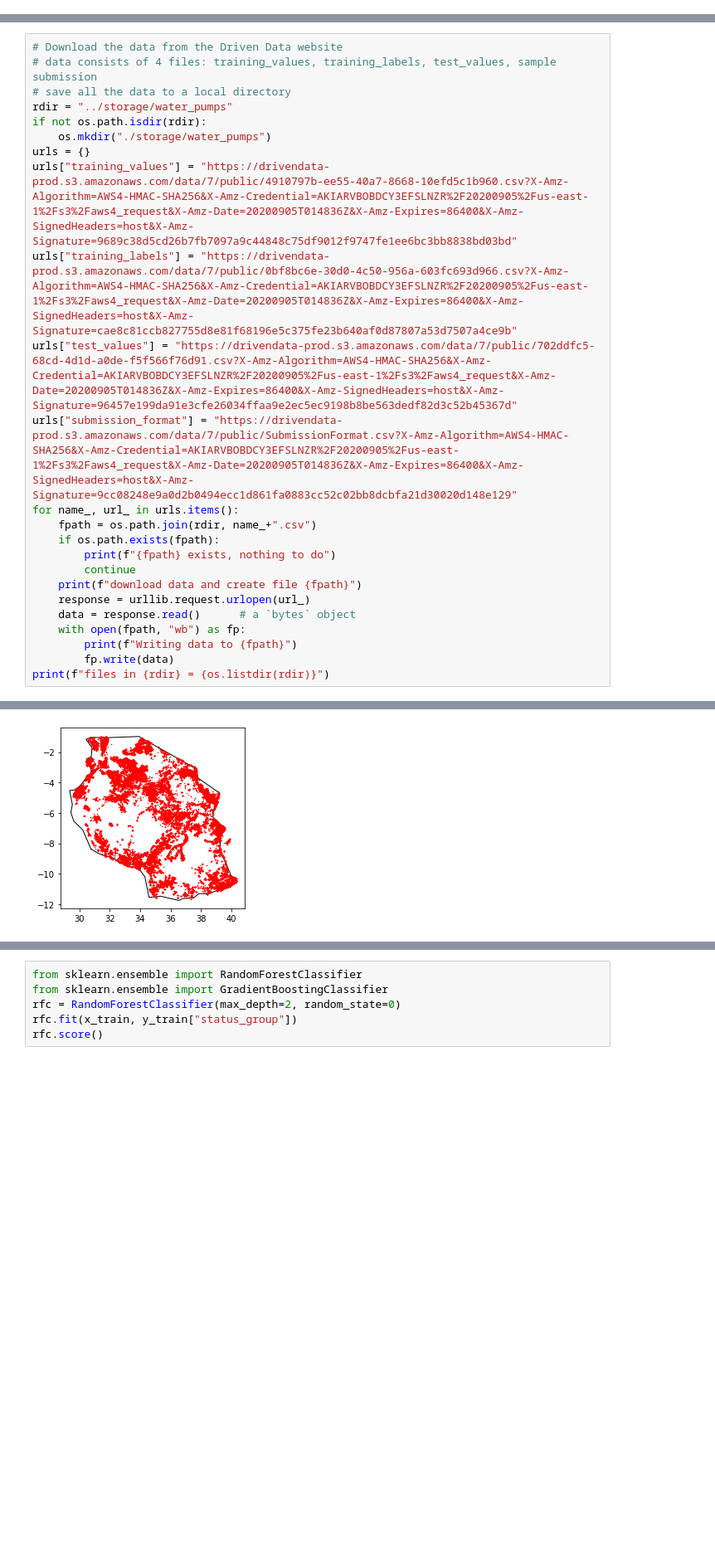
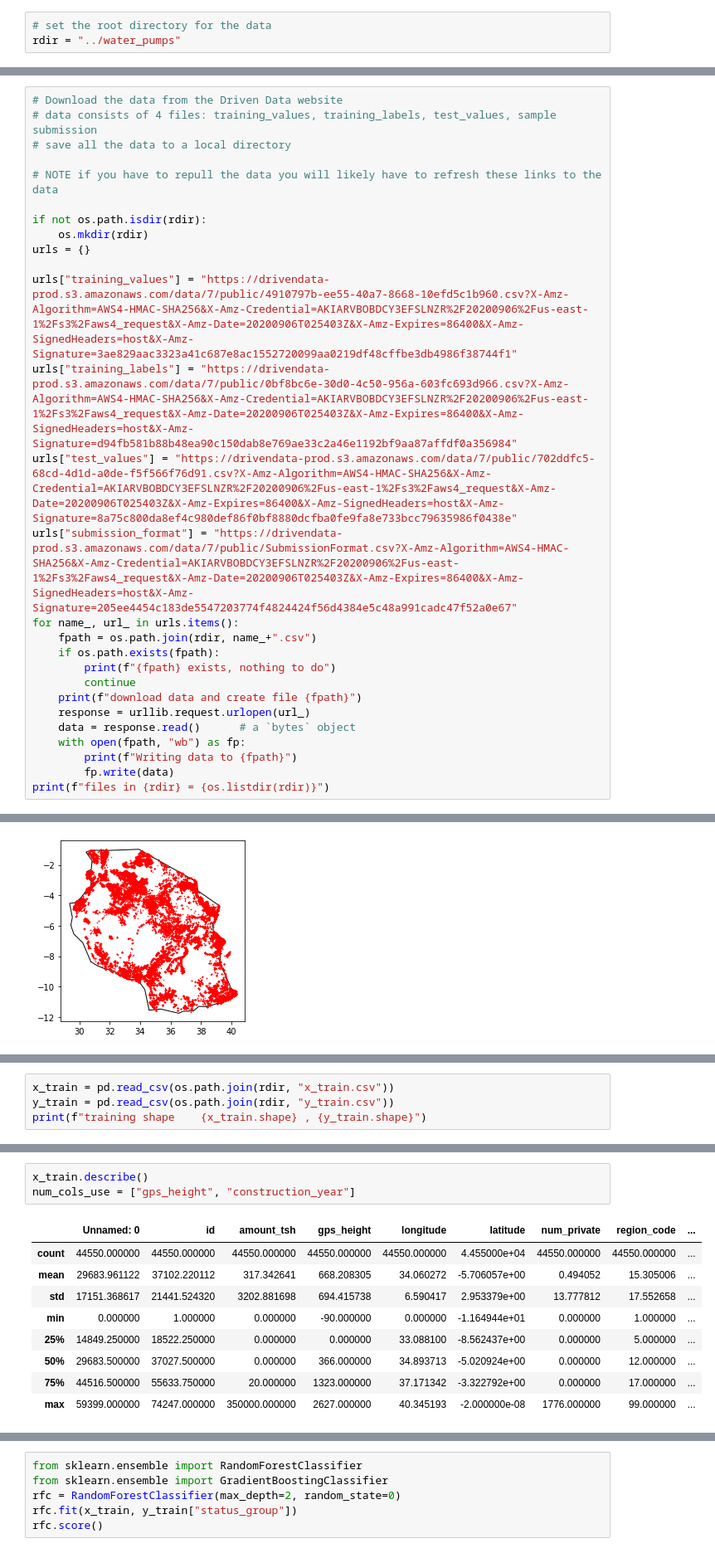
Before and after one commit to jhmuller/DrivenData, a Jupyter notebook: water_pumps.ipynb, the cells around one changed output, grey strips where cells are left out. Shown: that part at 83% size. Saved outputs shown, nothing was run; the diff lists cells and outputs as text; blank space fills up the shorter version.

```diff
--- a/water_pumps.ipynb
+++ b/water_pumps.ipynb
@@ -23,6 +26,9 @@ Pandas version 1.1.0
  Matplotlib version 3.3.1
  pyproj version 2.6.1.post1
  sklearn version 0.23.2
+# %%
+# set the root directory for the data
+rdir = "../water_pumps"
 # %%
 #!pip install geopandas -U geopandas
 #!pip install pyproj -U pyproj
@@ -39,14 +45,17 @@ Pandas version 1.1.0
 # Download the data from the Driven Data website
 # data consists of 4 files: training_values, training_labels, test_values, sample submission
 # save all the data to a local directory
-rdir = "../storage/water_pumps"
+
+# NOTE if you have to repull the data you will likely have to refresh these links to the data
+
 if not os.path.isdir(rdir):
-    os.mkdir("./storage/water_pumps")
+    os.mkdir(rdir)
 urls = {}
-urls["training_values"] = "https://drivendata-prod.s3.amazonaws.com/data/7/public/4910797b-ee55-40a7-8668-10efd5c1b960.csv?X-Amz-Algorithm=AWS4-HMAC-SHA256&X-Amz-Credential=AKIARVBOBDCY3EFSLNZR%2F20200905%2Fus-east-1%2Fs3%2Faws4_request&X-Amz-Date=20200905T014836Z&X-Amz-Expires=86400&X-Amz-SignedHeaders=host&X-Amz-Signature=9689c38d5cd26b7fb7097a9c44848c75df9012f9747fe1ee6bc3bb8838bd03bd"
-urls["training_labels"] = "https://drivendata-prod.s3.amazonaws.com/data/7/public/0bf8bc6e-30d0-4c50-956a-603fc693d966.csv?X-Amz-Algorithm=AWS4-HMAC-SHA256&X-Amz-Credential=AKIARVBOBDCY3EFSLNZR%2F20200905%2Fus-east-1%2Fs3%2Faws4_request&X-Amz-Date=20200905T014836Z&X-Amz-Expires=86400&X-Amz-SignedHeaders=host&X-Amz-Signature=cae8c81ccb827755d8e81f68196e5c375fe23b640af0d87807a53d7507a4ce9b"
-urls["test_values"] = "https://drivendata-prod.s3.amazonaws.com/data/7/public/702ddfc5-68cd-4d1d-a0de-f5f566f76d91.csv?X-Amz-Algorithm=AWS4-HMAC-SHA256&X-Amz-Credential=AKIARVBOBDCY3EFSLNZR%2F20200905%2Fus-east-1%2Fs3%2Faws4_request&X-Amz-Date=20200905T014836Z&X-Amz-Expires=86400&X-Amz-SignedHeaders=host&X-Amz-Signature=96457e199da91e3cfe26034ffaa9e2ec5ec9198b8be563dedf82d3c52b45367d"
-urls["submission_format"] = "https://drivendata-prod.s3.amazonaws.com/data/7/public/SubmissionFormat.csv?X-Amz-Algorithm=AWS4-HMAC-SHA256&X-Amz-Credential=AKIARVBOBDCY3EFSLNZR%2F20200905%2Fus-east-1%2Fs3%2Faws4_request&X-Amz-Date=20200905T014836Z&X-Amz-Expires=86400&X-Amz-SignedHeaders=host&X-Amz-Signature=9cc08248e9a0d2b0494ecc1d861fa0883cc52c02bb8dcbfa21d30020d148e129"
+
+urls["training_values"] = "https://drivendata-prod.s3.amazonaws.com/data/7/public/4910797b-ee55-40a7-8668-10efd5c1b960.csv?X-Amz-Algorithm=AWS4-HMAC-SHA256&X-Amz-Credential=AKIARVBOBDCY3EFSLNZR%2F20200906%2Fus-east-1%2Fs3%2Faws4_request&X-Amz-Date=20200906T025403Z&X-Amz-Expires=86400&X-Amz-SignedHeaders=host&X-Amz-Signature=3ae829aac3323a41c687e8ac1552720099aa0219df48cffbe3db4986f38744f1"
+urls["training_labels"] = "https://drivendata-prod.s3.amazonaws.com/data/7/public/0bf8bc6e-30d0-4c50-956a-603fc693d966.csv?X-Amz-Algorithm=AWS4-HMAC-SHA256&X-Amz-Credential=AKIARVBOBDCY3EFSLNZR%2F20200906%2Fus-east-1%2Fs3%2Faws4_request&X-Amz-Date=20200906T025403Z&X-Amz-Expires=86400&X-Amz-SignedHeaders=host&X-Amz-Signature=d94fb581b88b48ea90c150dab8e769ae33c2a46e1192bf9aa87affdf0a356984"
+urls["test_values"] = "https://drivendata-prod.s3.amazonaws.com/data/7/public/702ddfc5-68cd-4d1d-a0de-f5f566f76d91.csv?X-Amz-Algorithm=AWS4-HMAC-SHA256&X-Amz-Credential=AKIARVBOBDCY3EFSLNZR%2F20200906%2Fus-east-1%2Fs3%2Faws4_request&X-Amz-Date=20200906T025403Z&X-Amz-Expires=86400&X-Amz-SignedHeaders=host&X-Amz-Signature=8a75c800da8ef4c980def86f0bf8880dcfba0fe9fa8e733bcc79635986f0438e"
+urls["submission_format"] = "https://drivendata-prod.s3.amazonaws.com/data/7/public/SubmissionFormat.csv?X-Amz-Algorithm=AWS4-HMAC-SHA256&X-Amz-Credential=AKIARVBOBDCY3EFSLNZR%2F20200906%2Fus-east-1%2Fs3%2Faws4_request&X-Amz-Date=20200906T025403Z&X-Amz-Expires=86400&X-Amz-SignedHeaders=host&X-Amz-Signature=205ee4454c183de5547203774f4824424f56d4384e5c48a991cadc47f52a0e67"
 for name_, url_ in urls.items():
     fpath = os.path.join(rdir, name_+".csv")
     if os.path.exists(fpath):
@@ -209 +254,5 @@ training shape    (44550, 40) , (44550, 2)
 Now just use train for model fitting and optimization
+# %%
+x_train = pd.read_csv(os.path.join(rdir, "x_train.csv"))
+y_train = pd.read_csv(os.path.join(rdir, "y_train.csv"))
+print(f"training shape    {x_train.shape} , {y_train.shape}")
@@ -238,0 +275,13 @@ Name: date_recorded, Length: 344, dtype: int64
+# %%
+x_train.describe()
+num_cols_use = ["gps_height", "construction_year"]
+# %% [output]
+|  | Unnamed: 0 | id | amount_tsh | gps_height | longitude | latitude | num_private | region_code | ... |
+| count | 44550.000000 | 44550.000000 | 44550.000000 | 44550.000000 | 44550.000000 | 4.455000e+04 | 44550.000000 | 44550.000000 | ... |
+| mean | 29683.961122 | 37102.220112 | 317.342641 | 668.208305 | 34.060272 | -5.706057e+00 | 0.494052 | 15.305006 | ... |
+| std | 17151.368617 | 21441.524320 | 3202.881698 | 694.415738 | 6.590417 | 2.953379e+00 | 13.777812 | 17.552658 | ... |
+| min | 0.000000 | 1.000000 | 0.000000 | -90.000000 | 0.000000 | -1.164944e+01 | 0.000000 | 1.000000 | ... |
+| 25% | 14849.250000 | 18522.250000 | 0.000000 | 0.000000 | 33.088100 | -8.562437e+00 | 0.000000 | 5.000000 | ... |
+| 50% | 29683.500000 | 37027.500000 | 0.000000 | 366.000000 | 34.893713 | -5.020924e+00 | 0.000000 | 12.000000 | ... |
+| 75% | 44516.500000 | 55633.750000 | 20.000000 | 1323.000000 | 37.171342 | -3.322792e+00 | 0.000000 | 17.000000 | ... |
+| max | 59399.000000 | 74247.000000 | 350000.000000 | 2627.000000 | 40.345193 | -2.000000e-08 | 1776.000000 | 99.000000 | ... |
```
Also changed, not shown: parts of 14 cells of this notebook.
